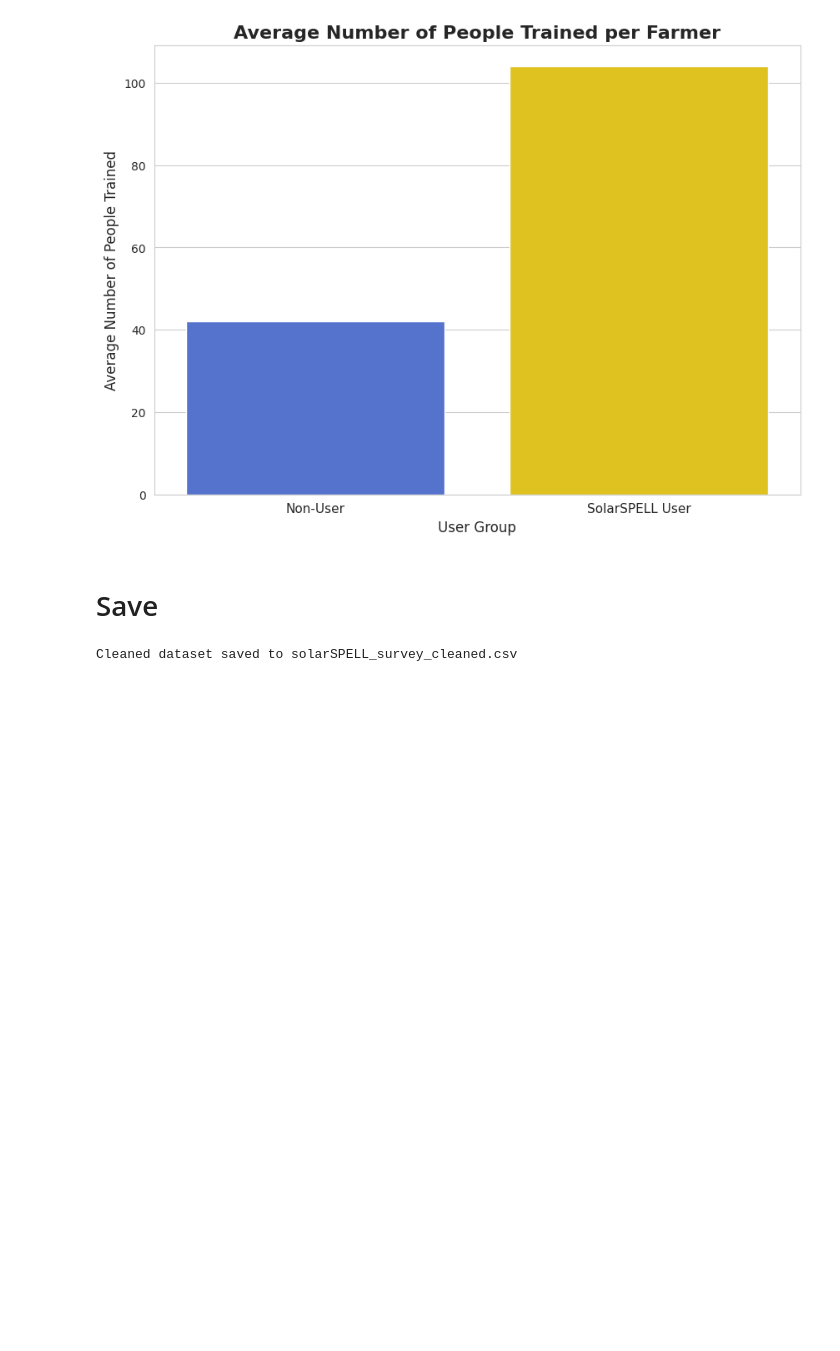
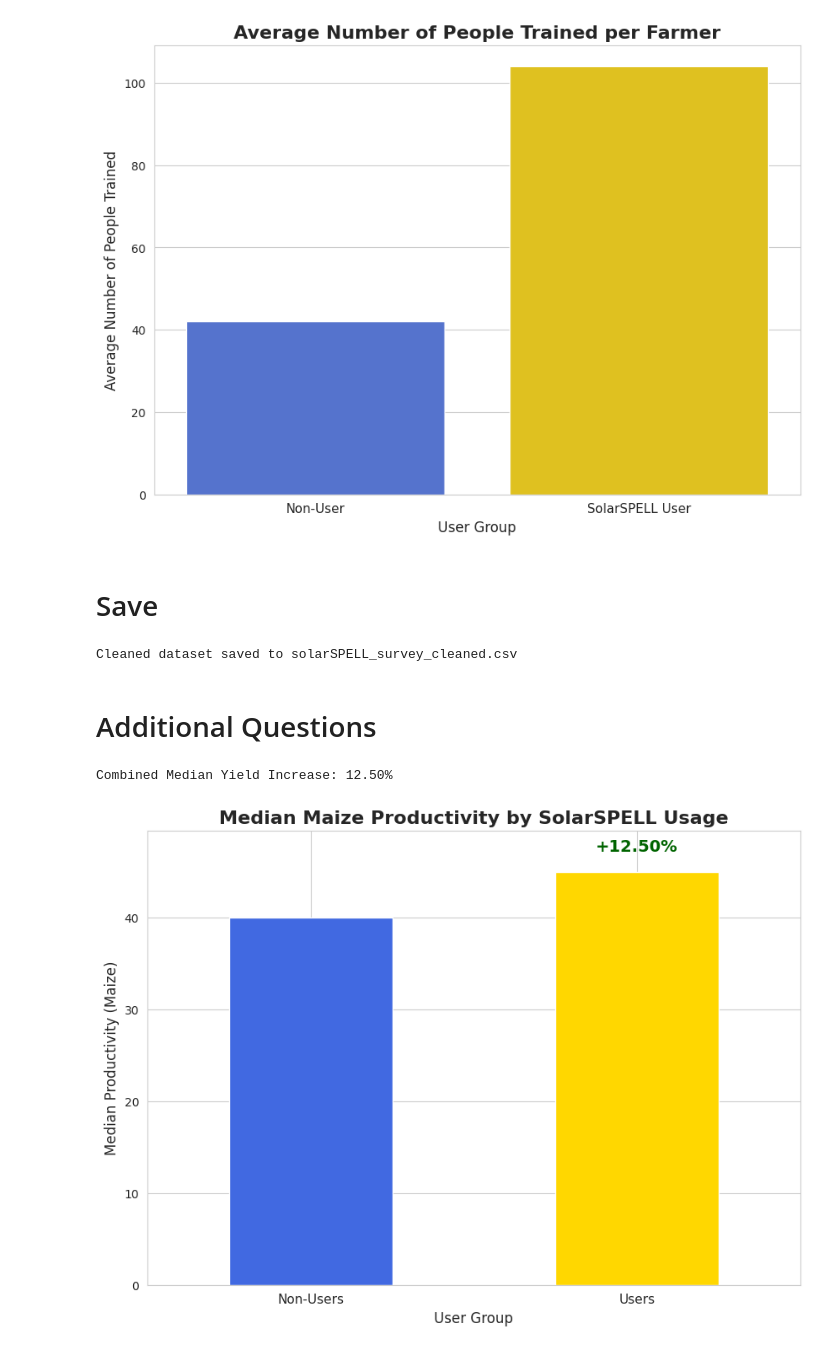
Before and after one commit to ManuelBagasina/solarspell, a Jupyter notebook: RwandaB2RClean.ipynb, the cells around one changed output. Cells and saved outputs as stored; diff of their text form; code cells hidden in the pictures; blank space fills up the shorter version.

```diff
--- a/RwandaB2RClean.ipynb
+++ b/RwandaB2RClean.ipynb
@@ -664,3 +516,60 @@ df.to_csv('solarSPELL_survey_cleaned.csv', index=False)
 print("Cleaned dataset saved to solarSPELL_survey_cleaned.csv")
 # %% [output]
 Cleaned dataset saved to solarSPELL_survey_cleaned.csv
+# %% [markdown]
+# Additional Questions
+# %%
+# Average CA and SP productivity for each respondent
+df['Avg_Prod_Maize'] = df[['Productivity_CA_Maize', 'Productivity_SP_Maize']].mean(axis=1)
+
+# Drop NaNs in case some didn't plant both
+df_yield_combined = df.dropna(subset=['Avg_Prod_Maize'])
+
+# Group medians
+median_user = df_yield_combined[df_yield_combined['Used_SS'] == True]['Avg_Prod_Maize'].median()
+median_nonuser = df_yield_combined[df_yield_combined['Used_SS'] == False]['Avg_Prod_Maize'].median()
+
+# % increase
+percent_increase = (median_user - median_nonuser) / median_nonuser * 100
+print(f"Combined Median Yield Increase: {percent_increase:.2f}%")
+# %% [output]
+Combined Median Yield Increase: 12.50%
+# %%
+# Prepare median productivity values for each group
+median_productivity = {
+    'Non-Users': median_nonuser,
+    'Users': median_user
+}
+
+# Convert to a pandas Series for easy plotting
+median_productivity_series = pd.Series(median_productivity)
+
+# Create the bar plot
+median_productivity_series.plot(
+    kind='bar',
+    figsize=(10, 7),
+    rot=0,
+    color=['royalblue', 'gold']
+)
+
+plt.title("Median Maize Productivity by SolarSPELL Usage", fontsize=16, fontweight='bold')
+plt.xlabel('User Group', fontsize=12)
+plt.ylabel('Median Productivity (Maize)', fontsize=12)
+plt.xticks(fontsize=11)
+plt.ylim(0, median_productivity_series.max() * 1.1)  # Add 10% headroom on y-axis
+
+# Add the % increase annotation above the bars
+plt.text(
+    x=1,  # position above 'Users' bar
+    y=median_productivity_series['Users'] * 1.05,
+    s=f"+{percent_increase:.2f}%",
+    fontsize=14,
+    fontweight='bold',
+    color='darkgreen',
+    ha='center'
+)
+
+# Display the plot
+plt.show()
+# %% [output]
+[figure, added]
```
Also changed, not shown: parts of 9 cells of this notebook.
